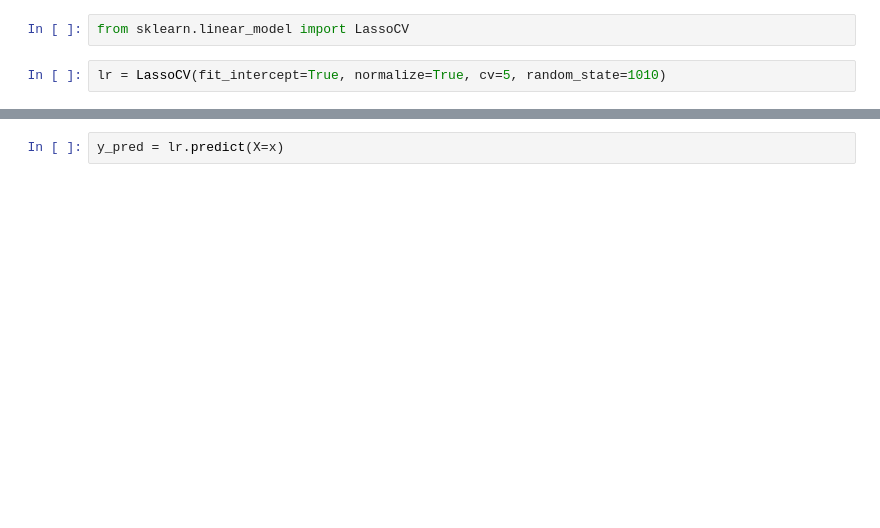
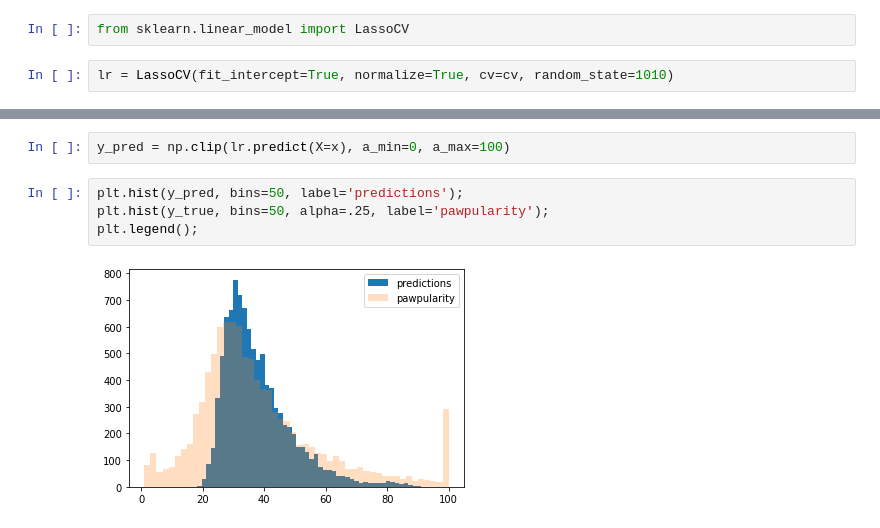
Before and after one commit to IamGianluca/petfinder-pawpularity-score, a Jupyter notebook: nbs/ensembling.ipynb, the cells around one changed output, grey strips where cells are left out. Drawn from its saved outputs; the diff is of its cells as text; blank space fills up the shorter version.

```diff
--- a/nbs/ensembling.ipynb
+++ b/nbs/ensembling.ipynb
@@ -110,7 +251,7 @@ x.shape
 # %%
 from sklearn.linear_model import LassoCV
 # %%
-lr = LassoCV(fit_intercept=True, normalize=True, cv=5, random_state=1010)
+lr = LassoCV(fit_intercept=True, normalize=True, cv=cv, random_state=1010)
 # %%
 lr.fit(X=x, y=y_true)
 # %% [output]
@@ -127,5 +269,11 @@ lr.alpha_, lr.coef_
 # %%
-y_pred = lr.predict(X=x)
+y_pred = np.clip(lr.predict(X=x), a_min=0, a_max=100)
+# %%
+plt.hist(y_pred, bins=50, label='predictions');
+plt.hist(y_true, bins=50, alpha=.25, label='pawpularity');
+plt.legend();
+# %% [output]
+[figure, added]
 # %%
 mean_squared_error(y_true, y_pred, squared=False)
 # %% [output]
```
Also changed, not shown: parts of 31 cells of this notebook, 13 other files.
